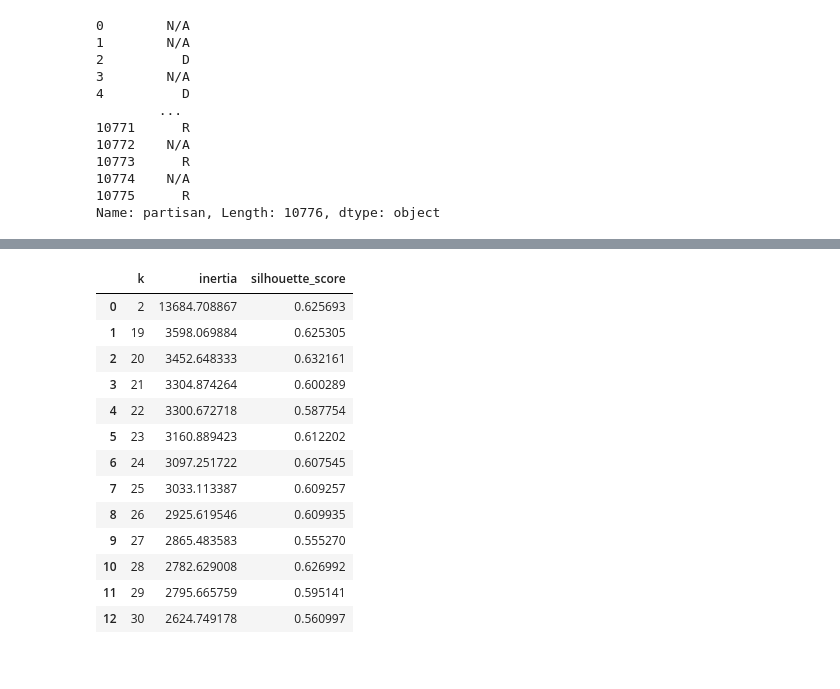
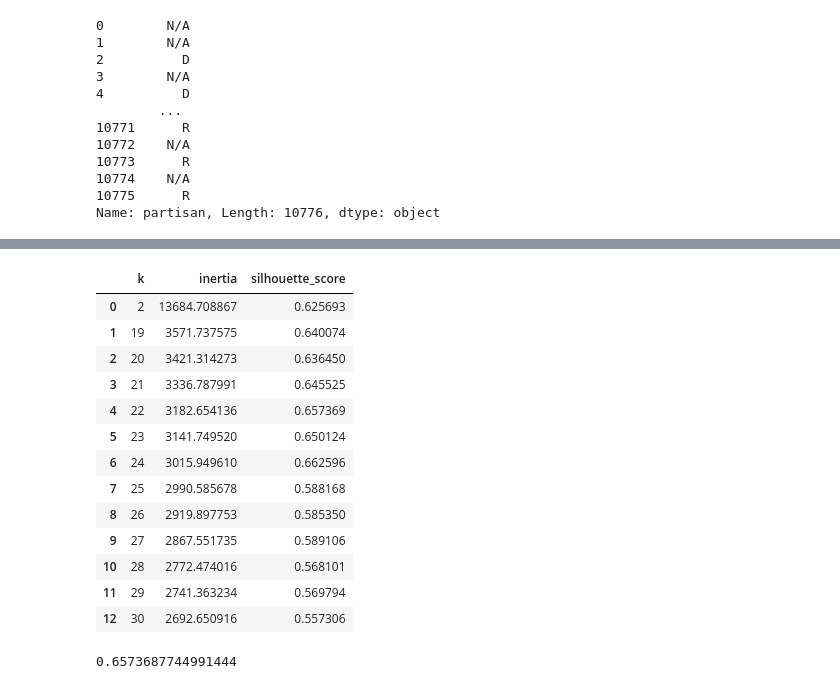
Before and after one commit to vijay-ravuri/poll-accuracy-modeling, a Jupyter notebook: code/clustering.ipynb, the cells around one changed output, grey strips where cells are left out. Drawn from its saved outputs; the diff is of its cells as text; code cells hidden in the pictures.

```diff
--- a/code/clustering.ipynb
+++ b/code/clustering.ipynb
@@ -218,41 +218,67 @@ silhouette_score(kmeans_pipe.transform(X), clustered['cluster'])
 # %%
 score = []
 
 for k in [2, 19] + list(range(20, 31)):
     cl  = Pipeline(
     [
         ('ct', ColumnTransformer(
             [
                 ('patrisan_ct', partisaner, ['partisan', 'type_simple'])
             ],
             remainder = 'passthrough'
             )
         ),
         ('min_max', MinMaxScaler()),
-        ('kmeans', KMeans(n_clusters = k, n_init = 10))
+        ('kmeans', KMeans(n_clusters = k, n_init = 30, random_state = 42))
     ]
 )
     cl.fit(X)
 
-    sil = silhouette_score(cl.transform(X), cl['kmeans'].labels_)
+    sil = silhouette_score(cl.transform(X), cl['kmeans'].labels_) # type: ignore
 
-    score.append((k, cl['kmeans'].inertia_, sil))
+    score.append((k, cl['kmeans'].inertia_, sil)) # type: ignore
 
 score_df = pd.DataFrame(score, columns = ['k', 'inertia', 'silhouette_score'])
 
 score_df
 # %% [output]
 |  | k | inertia | silhouette_score |
 | 0 | 2 | 13684.708867 | 0.625693 |
-| 1 | 19 | 3598.069884 | 0.625305 |
-| 2 | 20 | 3452.648333 | 0.632161 |
-| 3 | 21 | 3304.874264 | 0.600289 |
-| 4 | 22 | 3300.672718 | 0.587754 |
-| 5 | 23 | 3160.889423 | 0.612202 |
-| 6 | 24 | 3097.251722 | 0.607545 |
-| 7 | 25 | 3033.113387 | 0.609257 |
-| 8 | 26 | 2925.619546 | 0.609935 |
-| 9 | 27 | 2865.483583 | 0.555270 |
-| 10 | 28 | 2782.629008 | 0.626992 |
-| 11 | 29 | 2795.665759 | 0.595141 |
-| 12 | 30 | 2624.749178 | 0.560997 |
+| 1 | 19 | 3571.737575 | 0.640074 |
+| 2 | 20 | 3421.314273 | 0.636450 |
+| 3 | 21 | 3336.787991 | 0.645525 |
+| 4 | 22 | 3182.654136 | 0.657369 |
+| 5 | 23 | 3141.749520 | 0.650124 |
+| 6 | 24 | 3015.949610 | 0.662596 |
+| 7 | 25 | 2990.585678 | 0.588168 |
+| 8 | 26 | 2919.897753 | 0.585350 |
+| 9 | 27 | 2867.551735 | 0.589106 |
+| 10 | 28 | 2772.474016 | 0.568101 |
+| 11 | 29 | 2741.363234 | 0.569794 |
+| 12 | 30 | 2692.650916 | 0.557306 |
+# %%
+partisaner = Pipeline(
+    [
+        ('ohe', OneHotEncoder(drop = 'first'))
+    ]
+)
+
+kmeans_pipe = Pipeline(
+    [
+        ('ct', ColumnTransformer(
+            [
+                ('patrisan_ct', partisaner, ['partisan', 'type_simple'])
+            ],
+            remainder = 'passthrough'
+            )
+        ),
+        ('min_max', MinMaxScaler()),
+        ('kmeans', KMeans(n_init = 30, n_clusters = 22, random_state = 42))
+    ]
+).fit(X)
+
+
+clustered = pd.concat([X, pd.Series(kmeans_pipe['kmeans'].labels_, name = 'cluster')], axis = 1) # type: ignore # type: ignore
+silhouette_score(kmeans_pipe.transform(X), clustered['cluster'])
+# %% [output]
+0.6573687744991444
```
Also changed, not shown: parts of 32 cells of this notebook.
